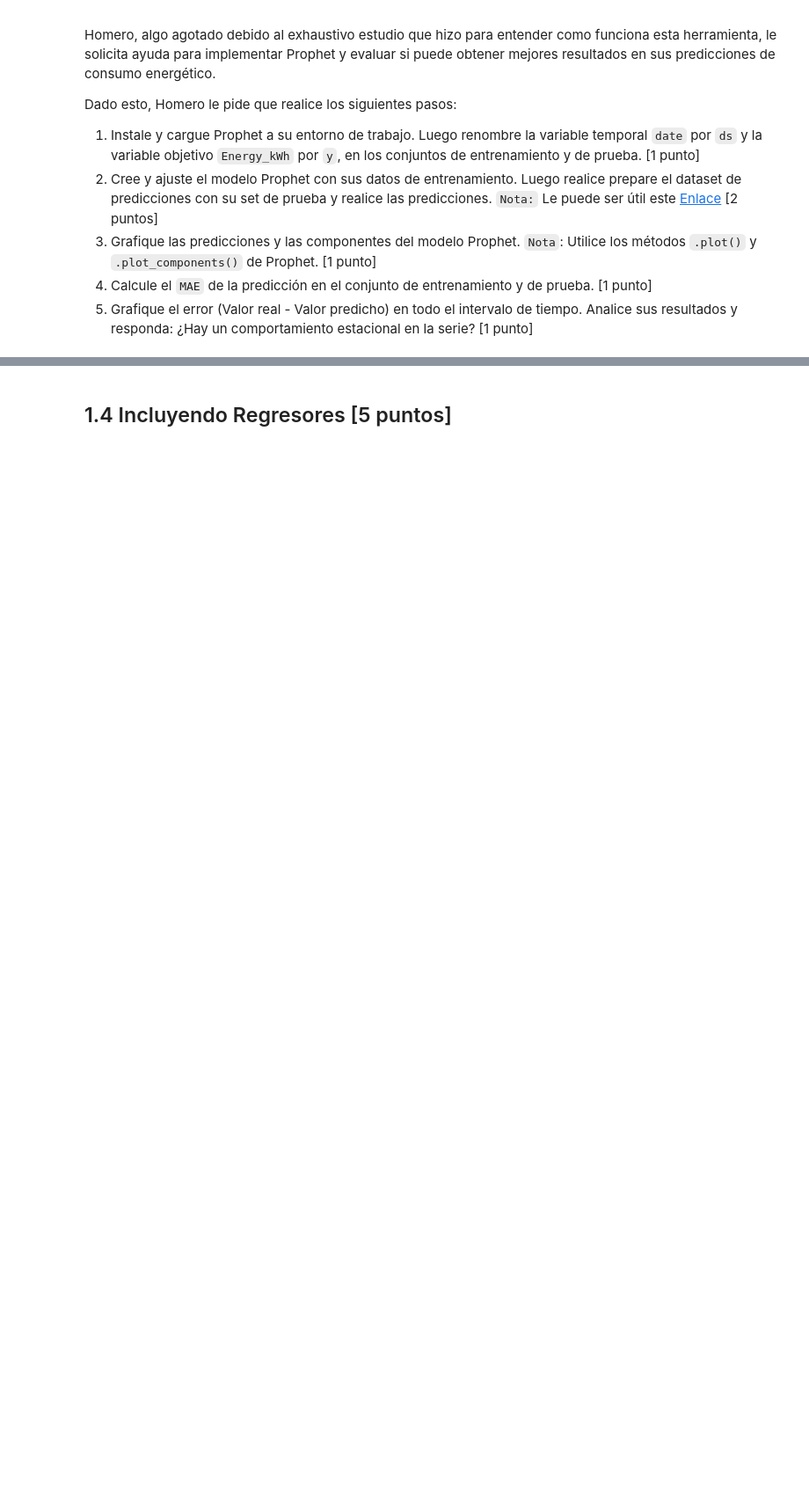
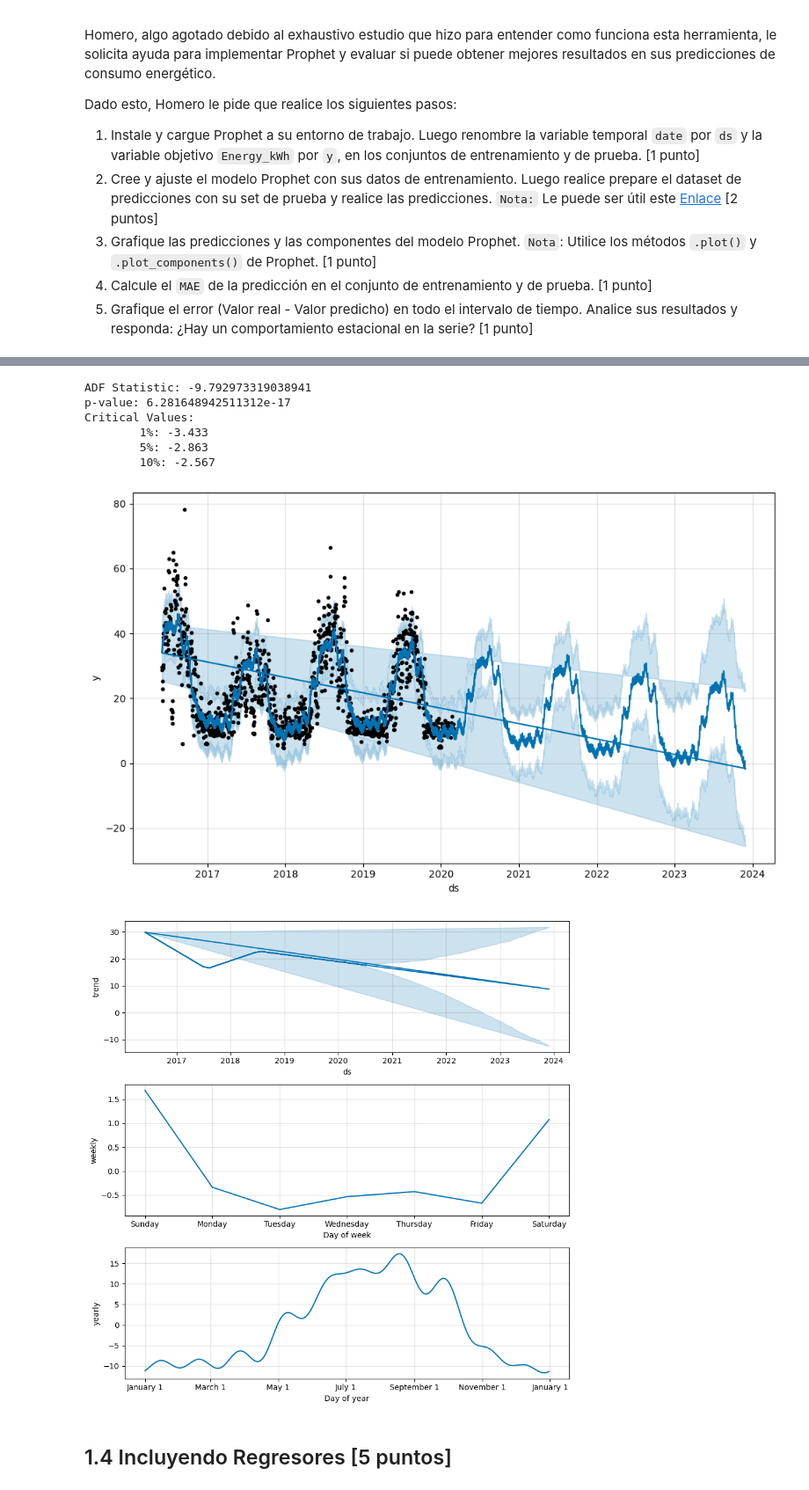
Before and after one commit to sebastianacunau/MDS7202-Laboratorios-y-Proyecto, a Jupyter notebook: Laboratorios/Lab 10 - Forecasting y Sistemas de Recomendación/Lab10_enunciado.ipynb, the cells around one changed output, grey strips where cells are left out. Shown at 88% size. Cells and saved outputs as stored; diff of their text form; code cells hidden in the pictures; blank space fills up the shorter version.

```diff
--- a/Laboratorios/Lab 10 - Forecasting y Sistemas de Recomendación/Lab10_enunciado.ipynb
+++ b/Laboratorios/Lab 10 - Forecasting y Sistemas de Recomendación/Lab10_enunciado.ipynb
@@ -114,3 +112,10 @@ En primer lugar, cargue los datos históricos del archivo `energia_homero.csv` a
+# %%
+data = pd.read_csv('energia_homero.csv')
+data['date'] = pd.to_datetime(data['date'])
+
+
+fig = px.line(data, x='date', y = 'Energy_kWh', title = 'Consumo de energía en el hogar de Homero')
+fig.show()
 # %% [markdown]
 ## 1.2 Controlando la Serie de Tiempo [6 puntos]
 # %% [markdown]
@@ -159,0 +321,60 @@ from prophet.plot import plot_plotly, plot_components_plotly
+# %%
+#TAREA 1
+
+train.rename(columns = {'date': 'ds', 'Energy_kWh': 'y'}, inplace = True)
+test.rename(columns = {'date': 'ds', 'Energy_kWh': 'y'}, inplace = True)
+
+#TAREA 2
+modelo = Prophet()
+modelo.fit(train)
+fut_train = modelo.make_future_dataframe(periods = len(train))
+forecast_train = modelo.predict(fut_train)
+
+fut_test = modelo.make_future_dataframe(periods = len(test))
+forecast_test = modelo.predict(fut_test)
+forecast = pd.concat([forecast_train, forecast_test])
+
+train_forecast = pd.merge(train[['ds', 'y']], forecast[['ds', 'yhat']], on='ds', how='inner')
+test_forecast = pd.merge(test[['ds', 'y']], forecast[['ds', 'yhat']], on='ds', how='inner')
+
+#TAREA 3
+
+#Tarea 3
+
+fig = modelo.plot(forecast)
+fig2 = modelo.plot_components(forecast)
+fig.show()
+fig2.show()
+
+
+#Tarea 4
+y_pred_train = train_forecast['yhat']
+y_pred_test = test_forecast['yhat']
+y_true_train = train_forecast['y']
+y_true_test = test_forecast['y']
+mae_train = mean_absolute_error(y_true_train, y_pred_train)
+mae_test = mean_absolute_error(y_true_test, y_pred_test)
+print(f'MAE train: {mae_train}')
+print(f'MAE test: {mae_test}')
+
+#Tarea 5
+error_train = y_true_train - y_pred_train
+error_test = y_true_test - y_pred_test
+
+error_prophet = pd.concat([error_train.reset_index(drop=True), error_test.reset_index(drop=True)])
+
+error_dates = pd.concat([train_forecast['ds'].reset_index(drop=True), test_forecast['ds'].reset_index(drop=True)])
+
+
+fig3 = px.line(x=error_dates, y=error_prophet, title='Error en la prediccion con Prophet')
+fig3.show()
+
+from statsmodels.tsa.stattools import adfuller
+
+result = adfuller(error_prophet)
+print('ADF Statistic:', result[0])
+print('p-value:', result[1])
+print('Critical Values:')
+for key, value in result[4].items():
+    print('\t%s: %.3f' % (key, value))
+# %% [output]
@@ -160,3 +403,11 @@ from prophet.plot import plot_plotly, plot_components_plotly
+ADF Statistic: -9.792973319038941
+p-value: 6.281648942511312e-17
+Critical Values:
+        1%: -3.433
+        5%: -2.863
+        10%: -2.567
+[figure, added]
+[figure, added]
 # %% [markdown]
 ## 1.4 Incluyendo Regresores [5 puntos]
 # %% [markdown]
```
Also changed, not shown: parts of 29 cells of this notebook.
